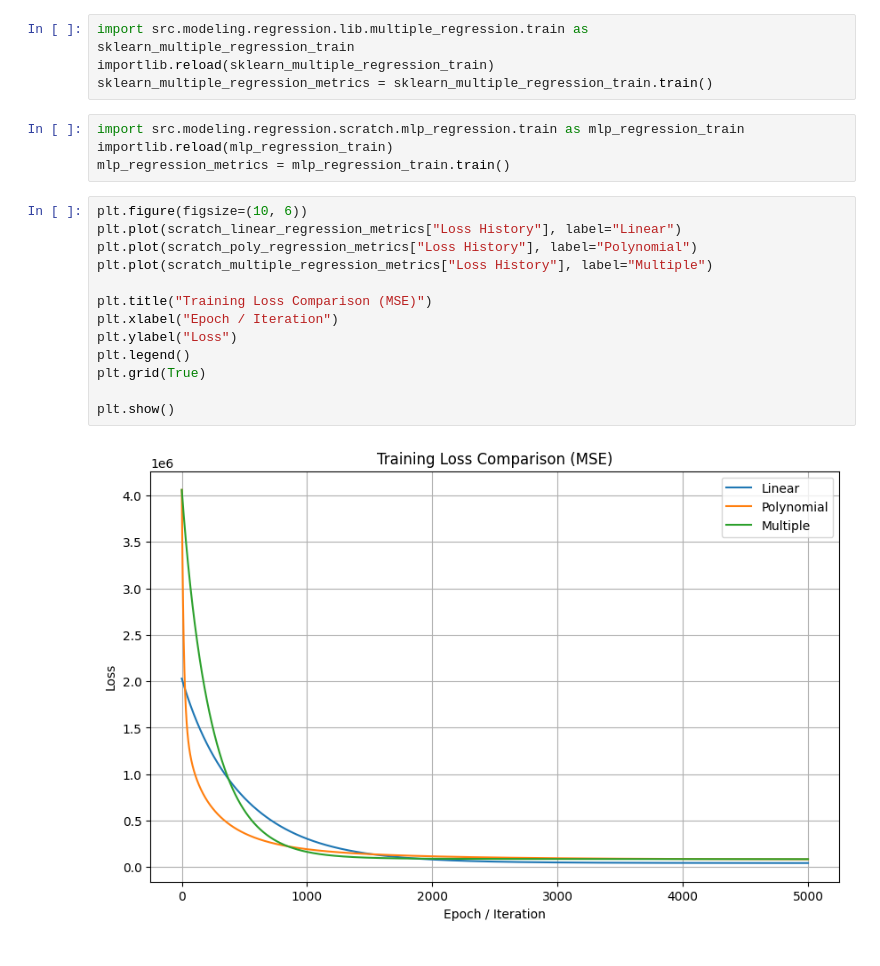
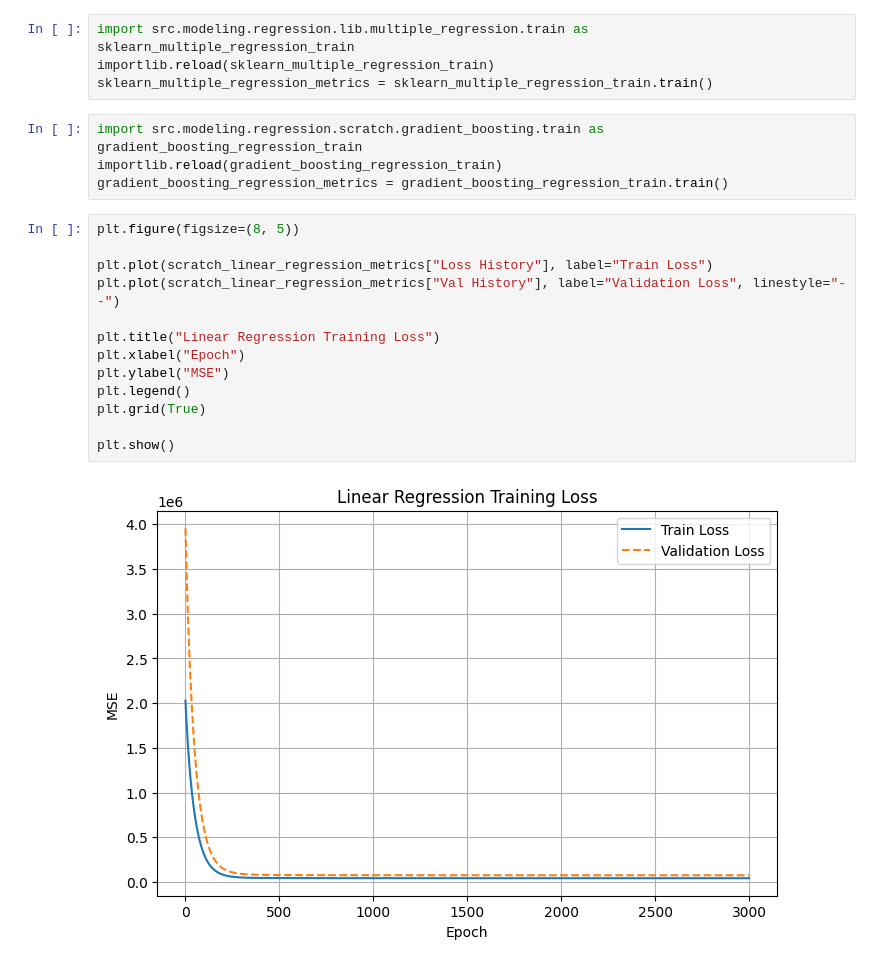
Before and after one commit to Proxiermax/ML-PROJECT, a Jupyter notebook: src/modeling/evaluation_regression.ipynb, the cells around one changed output. Drawn from its saved outputs; the diff is of its cells as text.

Commit message:
feat: change mlp to gradient boosting

```diff
--- a/src/modeling/evaluation_regression.ipynb
+++ b/src/modeling/evaluation_regression.ipynb
@@ -26,22 +26,22 @@ scratch_multiple_regression_metrics = scratch_multiple_regression_train.train()
 import src.modeling.regression.lib.multiple_regression.train as sklearn_multiple_regression_train
 importlib.reload(sklearn_multiple_regression_train)
 sklearn_multiple_regression_metrics = sklearn_multiple_regression_train.train()
-# %%
-import src.modeling.regression.scratch.mlp_regression.train as mlp_regression_train
-importlib.reload(mlp_regression_train)
-mlp_regression_metrics = mlp_regression_train.train()
+# %%
+import src.modeling.regression.scratch.gradient_boosting.train as gradient_boosting_regression_train
+importlib.reload(gradient_boosting_regression_train)
+gradient_boosting_regression_metrics = gradient_boosting_regression_train.train()
 # %%
-plt.figure(figsize=(10, 6))
-plt.plot(scratch_linear_regression_metrics["Loss History"], label="Linear")
-plt.plot(scratch_poly_regression_metrics["Loss History"], label="Polynomial")
-plt.plot(scratch_multiple_regression_metrics["Loss History"], label="Multiple")
+plt.figure(figsize=(8, 5))
 
-plt.title("Training Loss Comparison (MSE)")
-plt.xlabel("Epoch / Iteration")
-plt.ylabel("Loss")
+plt.plot(scratch_linear_regression_metrics["Loss History"], label="Train Loss")
+plt.plot(scratch_linear_regression_metrics["Val History"], label="Validation Loss", linestyle="--")
+
+plt.title("Linear Regression Training Loss")
+plt.xlabel("Epoch")
+plt.ylabel("MSE")
 plt.legend()
 plt.grid(True)
 
 plt.show()
 # %% [output]
-[figure, old version]
+[figure, new version]
```
Also changed, not shown: parts of 6 cells of this notebook, 12 other files.
